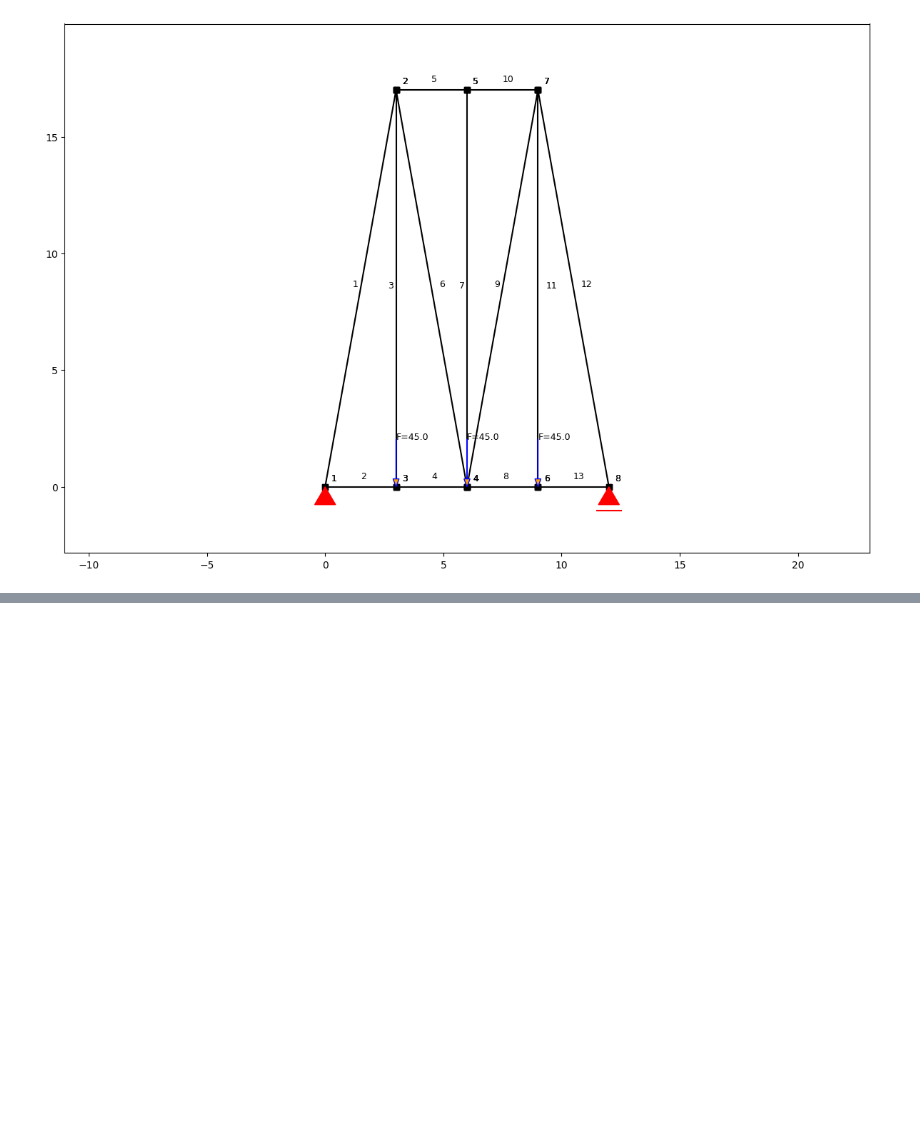
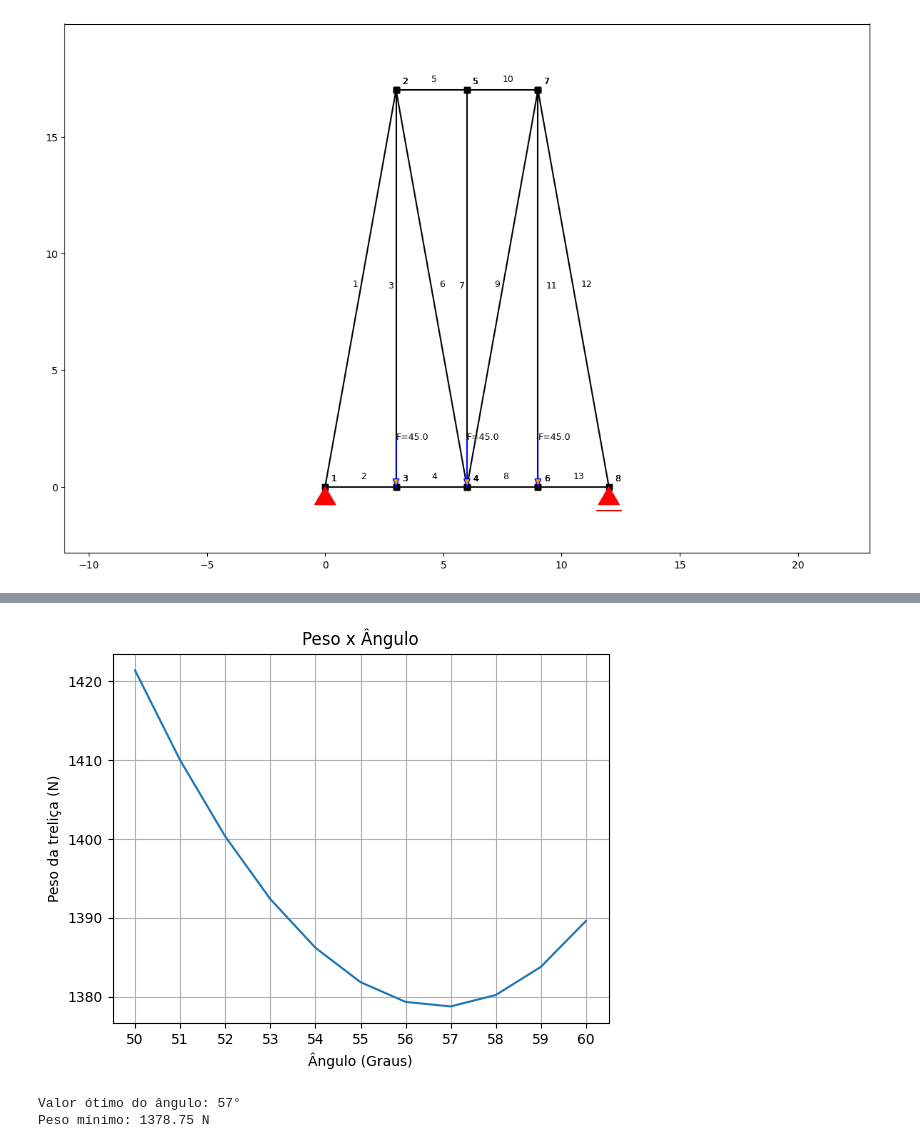
Before and after one commit to weldersalvador/Numerical-analysis-Python, a Jupyter notebook: Treliças/anastruct.ipynb, the cells around one changed output, grey strips where cells are left out. Saved outputs shown, nothing was run; the diff lists cells and outputs as text; code cells hidden in the pictures; blank space fills up the shorter version.

```diff
--- a/Treliças/anastruct.ipynb
+++ b/Treliças/anastruct.ipynb
@@ -139,0 +259,15 @@ plt.show()
+# %%
+plt.plot(pesos)
+plt.title("Peso x Ângulo")
+plt.xlabel("Ângulo (Graus)")
+plt.ylabel("Peso da treliça (N)")
+plt.grid()
+plt.show()
+# %% [output]
+[figure, added]
+# %%
+print(f"Valor ótimo do ângulo: {angulo_minimo.index[0]}°")
+print(f"Peso mínimo: {peso_minimo:.2f} N")
+# %% [output]
+Valor ótimo do ângulo: 57°
+Peso mínimo: 1378.75 N
```
Also changed, not shown: parts of 8 cells of this notebook.
